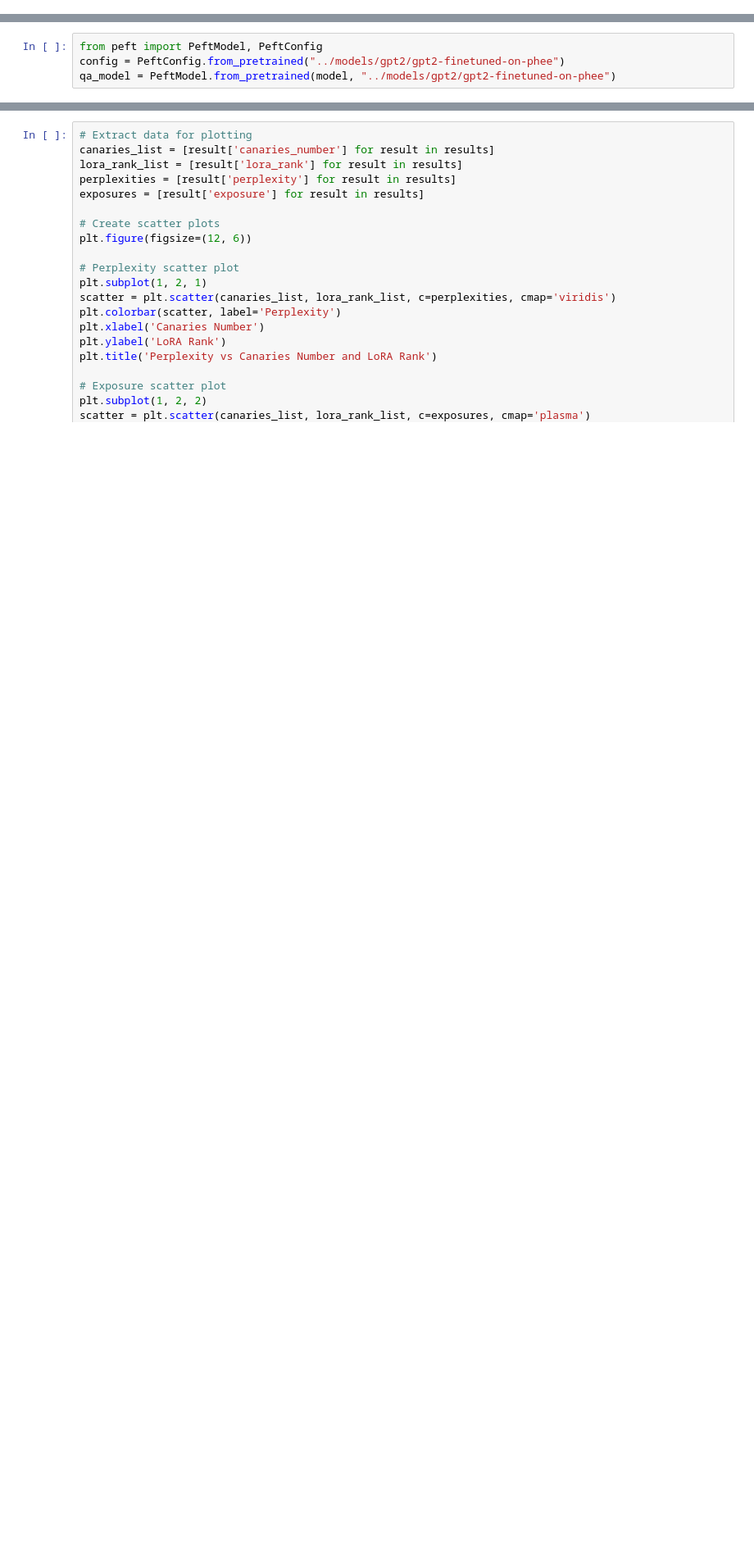
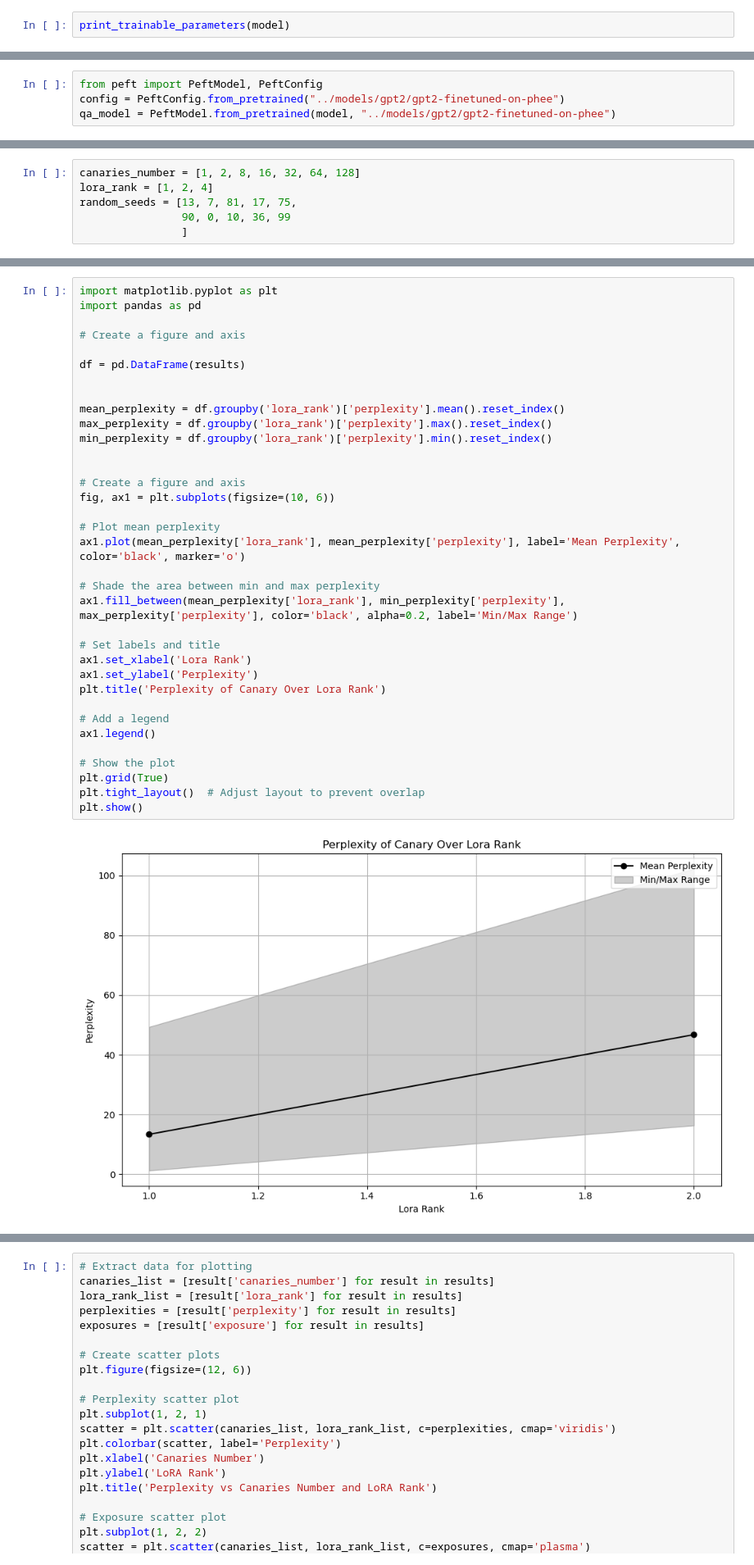
Before and after one commit to DanilSavine/memorization-data-extraction-attacks-fine-tuned-llms, a Jupyter notebook: notebooks/analysis.ipynb, the cells around one changed output, grey strips where cells are left out. Shown: that part at 82% size. Cells and saved outputs as stored; diff of their text form; blank space fills up the shorter version.

```diff
--- a/notebooks/analysis.ipynb
+++ b/notebooks/analysis.ipynb
@@ -178,3 +126,5 @@ def print_trainable_parameters(model):
     print(
         f"trainable params: {trainable_params} || all params: {all_param} || trainable%: {100 * trainable_params / all_param}"
     )
+# %%
+print_trainable_parameters(model)
@@ -457,2 +427,8 @@ lora_rank = [1, 2, 4]
+# %%
+canaries_number = [1, 2, 8, 16, 32, 64, 128]
+lora_rank = [1, 2, 4]
+random_seeds = [13, 7, 81, 17, 75,
+                90, 0, 10, 36, 99
+                ]
 # %%
 train_models(model_name, tokenizer_name, adapted_weigths, add_pad_token,
@@ -529,0 +656,37 @@ Exposure of canary is : 1.8953623614952608
+# %%
+import matplotlib.pyplot as plt
+import pandas as pd
+
+# Create a figure and axis
+
+df = pd.DataFrame(results)
+
+
+mean_perplexity = df.groupby('lora_rank')['perplexity'].mean().reset_index()
+max_perplexity = df.groupby('lora_rank')['perplexity'].max().reset_index()
+min_perplexity = df.groupby('lora_rank')['perplexity'].min().reset_index()
+
+
+# Create a figure and axis
+fig, ax1 = plt.subplots(figsize=(10, 6))
+
+# Plot mean perplexity
+ax1.plot(mean_perplexity['lora_rank'], mean_perplexity['perplexity'], label='Mean Perplexity', color='black', marker='o')
+
+# Shade the area between min and max perplexity
+ax1.fill_between(mean_perplexity['lora_rank'], min_perplexity['perplexity'], max_perplexity['perplexity'], color='black', alpha=0.2, label='Min/Max Range')
+
+# Set labels and title
+ax1.set_xlabel('Lora Rank')
+ax1.set_ylabel('Perplexity')
+plt.title('Perplexity of Canary Over Lora Rank')
+
+# Add a legend
+ax1.legend()
+
+# Show the plot
+plt.grid(True)
+plt.tight_layout()  # Adjust layout to prevent overlap
+plt.show()
+# %% [output]
+[figure, added]
```
Also changed, not shown: parts of 33 cells of this notebook, 4 other files.
